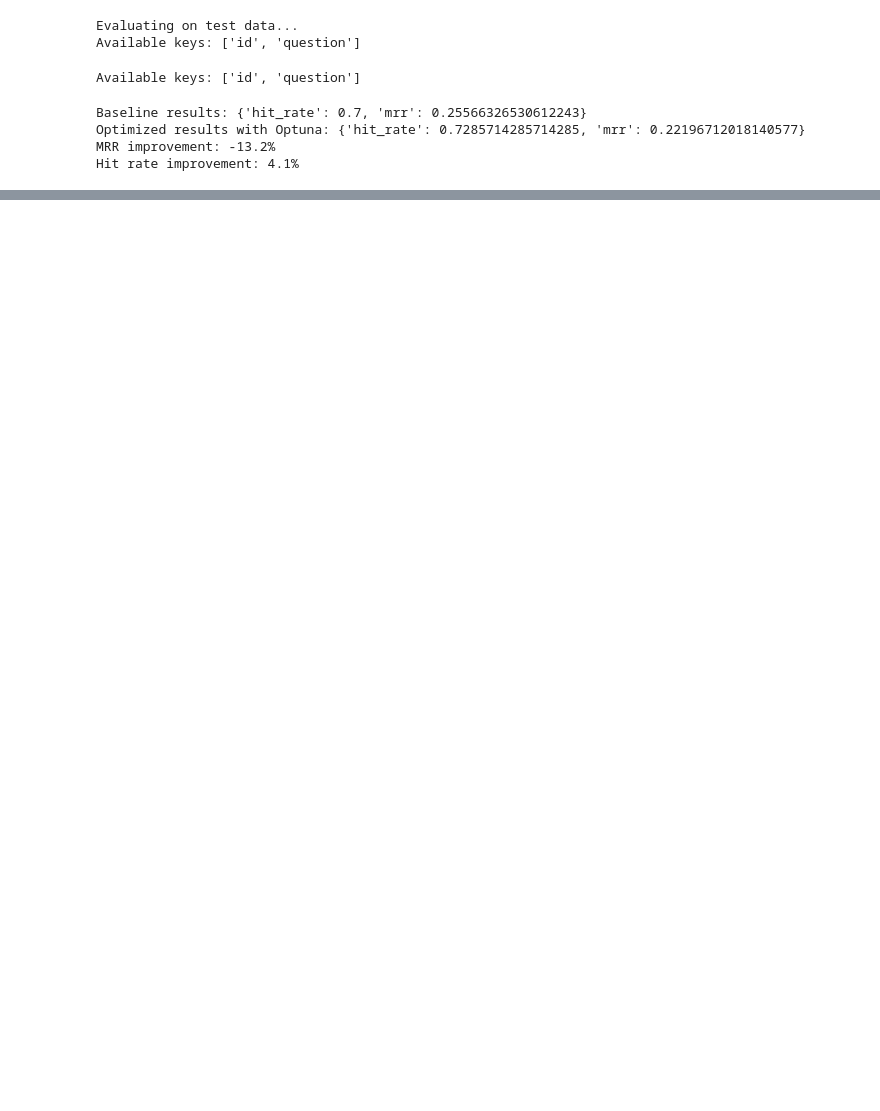
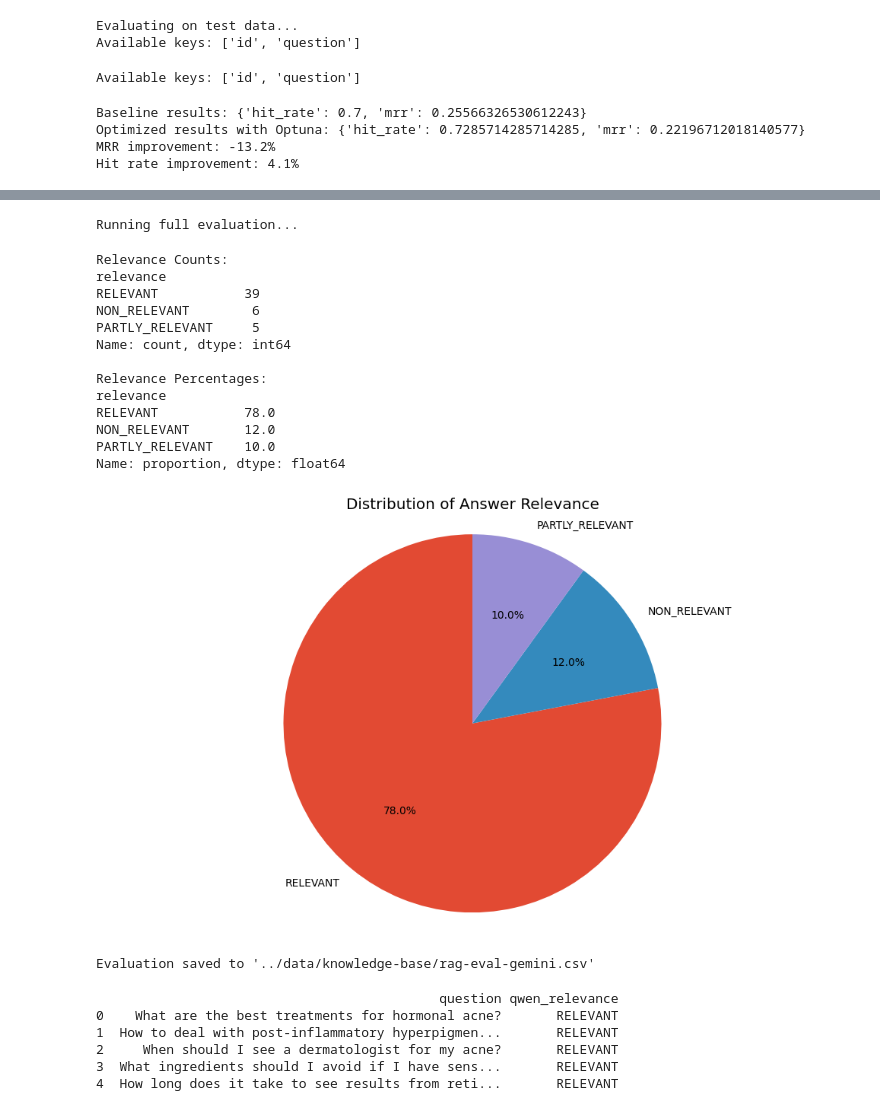
Before and after one commit to andyathsid/acnesense-web-monorepo, a Jupyter notebook: ml/llm/notebooks/rag-test.ipynb, the cells around one changed output, grey strips where cells are left out. Drawn from its saved outputs; the diff is of its cells as text; code cells hidden in the pictures; blank space fills up the shorter version.

```diff
--- a/ml/llm/notebooks/rag-test.ipynb
+++ b/ml/llm/notebooks/rag-test.ipynb
@@ -656,0 +842,72 @@ Hit rate improvement: 4.1%
+# %%
+print("Running full evaluation...")
+evaluations = run_evaluation(sample_size=50)
+df_eval = analyze_evaluation_results(evaluations)
+# %% [output]
+Running full evaluation...
+Relevance Counts:
+relevance
+RELEVANT           39
+NON_RELEVANT        6
+PARTLY_RELEVANT     5
+Name: count, dtype: int64
+
+Relevance Percentages:
+relevance
+RELEVANT           78.0
+NON_RELEVANT       12.0
+PARTLY_RELEVANT    10.0
+Name: proportion, dtype: float64
+[figure, added]
+# %%
+df_eval.to_csv('../data/knowledge-base/rag-eval-gemini.csv', index=False)
+print(f"Evaluation saved to '../data/knowledge-base/rag-eval-gemini.csv'")
+# %% [output]
+Evaluation saved to '../data/knowledge-base/rag-eval-gemini.csv'
+# %%
+def compare_models():
+    """Compare RAG performance between Qwen and another model"""
+    # Define questions for comparison
+    comparison_questions = [
+        "What are the best treatments for hormonal acne?",
+        "How to deal with post-inflammatory hyperpigmentation?",
+        "When should I see a dermatologist for my acne?",
+        "What ingredients should I avoid if I have sensitive skin and acne?",
+        "How long does it take to see results from retinoids?"
+    ]
+
+    results = []
+
+    for question in comparison_questions:
+        # Get answer from Qwen
+        qwen_answer = answer_question(question, model="qwen2:7b")
+
+        # Evaluate with Gemini
+        qwen_evaluation = evaluate_answer(question, qwen_answer)
+
+        # Get answer from backup model (if available)
+        # backup_answer = answer_question(question, model="another_model")
+        # backup_evaluation = evaluate_answer(question, backup_answer)
+
+        results.append({
+            "question": question,
+            "qwen_answer": qwen_answer,
+            "qwen_relevance": qwen_evaluation["Relevance"],
+            "qwen_explanation": qwen_evaluation["Explanation"],
+            # "backup_answer": backup_answer,
+            # "backup_relevance": backup_evaluation["Relevance"],
+            # "backup_explanation": backup_evaluation["Explanation"]
+        })
+
+    return pd.DataFrame(results)
+
+# Run model comparison
+model_comparison = compare_models()
+print(model_comparison[["question", "qwen_relevance"]])
+# %% [output]
+                                            question qwen_relevance
+0    What are the best treatments for hormonal acne?       RELEVANT
+1  How to deal with post-inflammatory hyperpigmen...       RELEVANT
+2     When should I see a dermatologist for my acne?       RELEVANT
+3  What ingredients should I avoid if I have sens...       RELEVANT
+4  How long does it take to see results from reti...       RELEVANT
```
Also changed, not shown: parts of 13 cells of this notebook, 1 other file.
